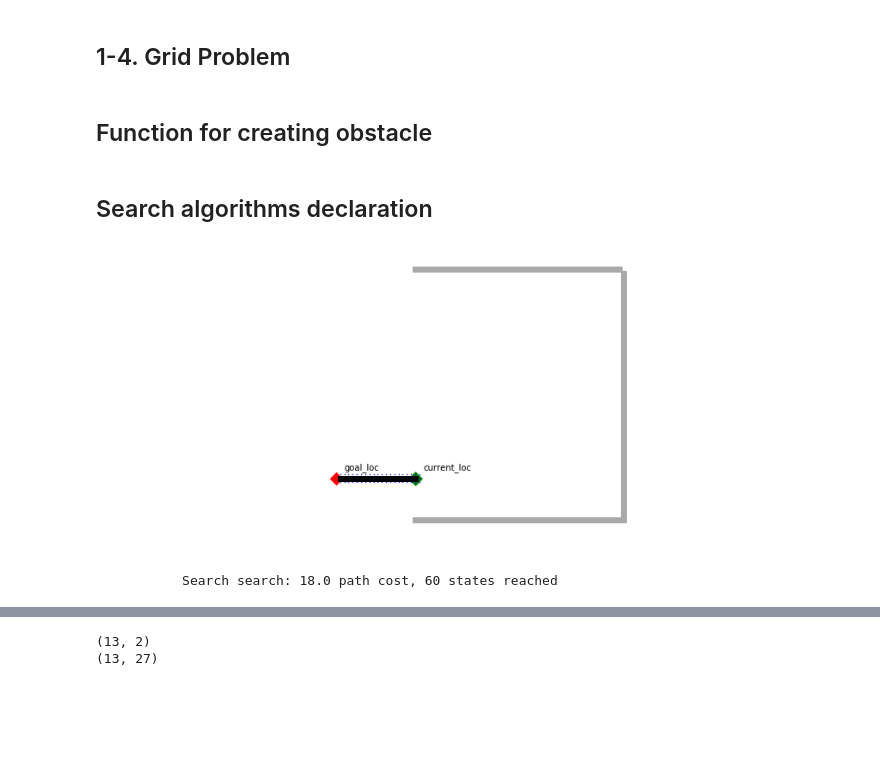
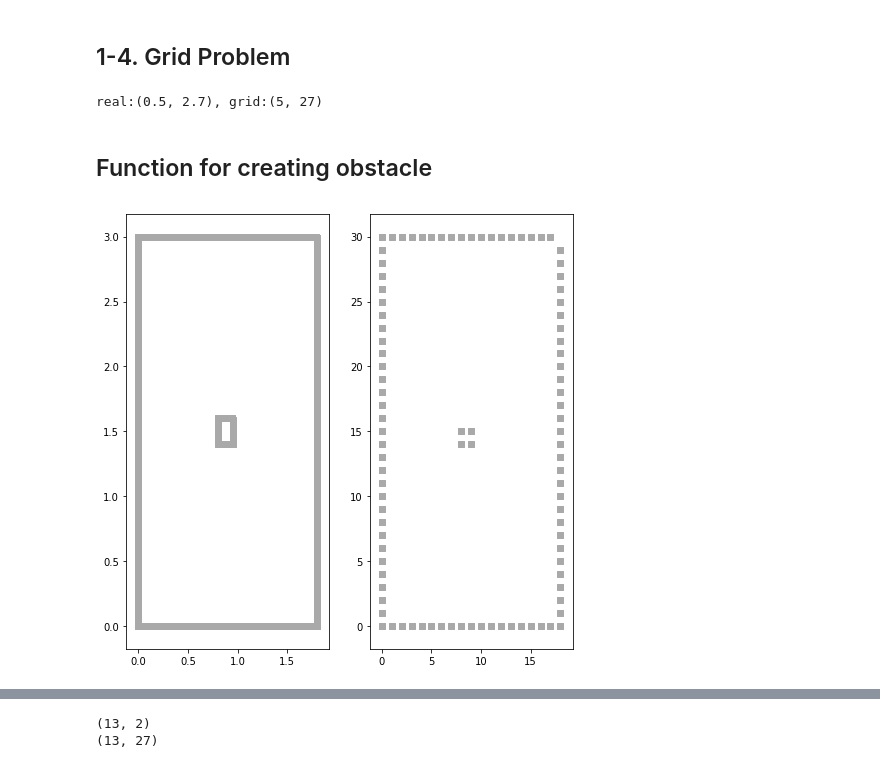
Before and after one commit to OpenPPAT/hcc-2019-lab3, a Jupyter notebook: topic1_astar_path_planning.ipynb, the cells around one changed output, grey strips where cells are left out. Drawn from its saved outputs; the diff is of its cells as text; code cells hidden in the pictures; blank space fills up the shorter version.

```diff
--- a/topic1_astar_path_planning.ipynb
+++ b/topic1_astar_path_planning.ipynb
@@ -183,3 +201,8 @@ class GridProblem(Problem):
+# %%
+gp1 = GridProblem(initial=(0.5, 2.7), obstacles=fixed_map())
+print ('real:{}, grid:{}'. format(gp1.initial, gp1.to_grid(gp1.initial)))
+# %% [output]
+real:(0.5, 2.7), grid:(5, 27)
 # %% [markdown]
 ## Function for creating obstacle
 # %%
@@ -238,3 +243,17 @@ def fixed_map(X=150, Y=60, N=10, lengths=range(6, 12), dirs=((0, 1), (1, 0))):
-# %% [markdown]
-## Search algorithms declaration
+# %%
+gp1 = GridProblem(initial=(0.5, 0.5), obstacles=fixed_map())
+plt.figure(figsize=(8, 8))
+plt.subplot(121)
+obs_list = list(gp1.obstacles)
+for point in obs_list:
+    plt.scatter(point[0], point[1], marker='s', color='darkgrey')
+
+plt.subplot(122)
+obs_list = list(gp1.gridmap)
+for point in obs_list:
+    plt.scatter(point[0], point[1], marker='s', color='darkgrey')
+plt.scatter(point[0], point[1], marker='s', color='darkgrey')
+plt.show()
+# %% [output]
+[figure, added]
 # %%
@@ -285,12 +293,3 @@ def plot_grid_problem(grid_problem, solution, reached=(), title='Search'):
           .format(' ' * 10, title, solution.path_cost, len(reached)))
 
 def transpose(matrix): return list(zip(*matrix))
-# %%
-# Test algorithm
-# d1 = GridProblem(initial=(10,30), obstacles=random_blocks(N=50))
-d1 = GridProblem(initial=(20,30), obstacles=fixed_map())
-
-plot_grid_problem(d1, astar_search(d1), reached)
-# %% [output]
-[figure, removed]
-           Search search: 18.0 path cost, 60 states reached
```
Also changed, not shown: parts of 8 cells of this notebook.
